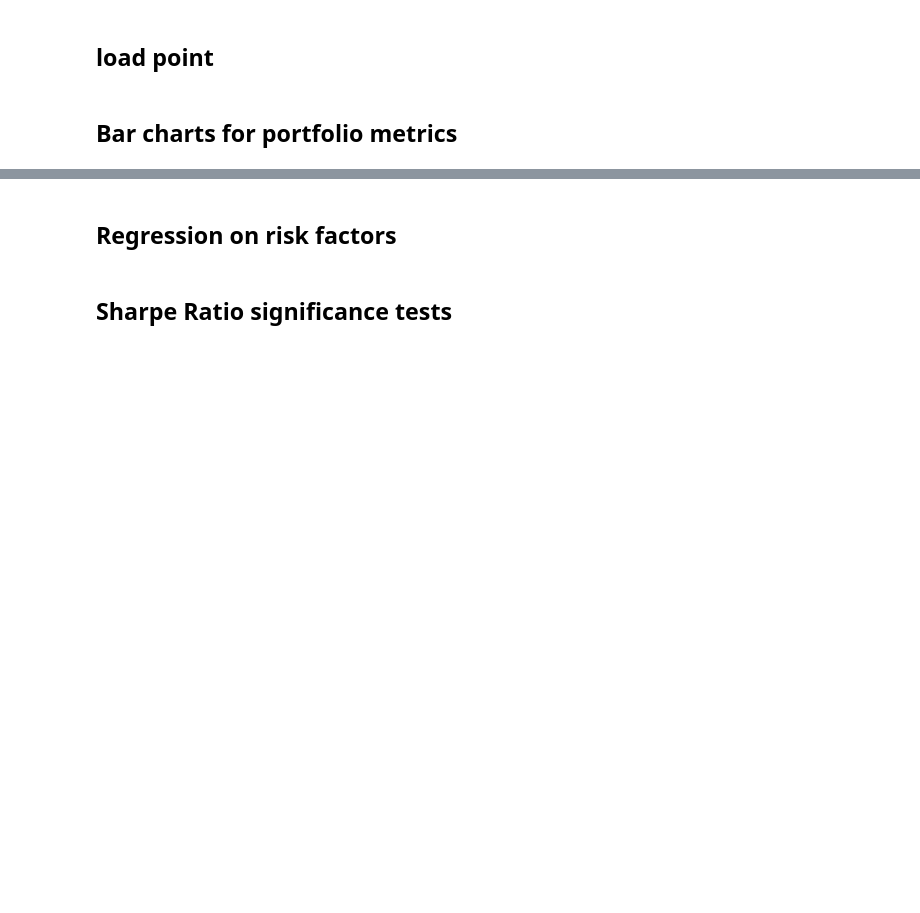
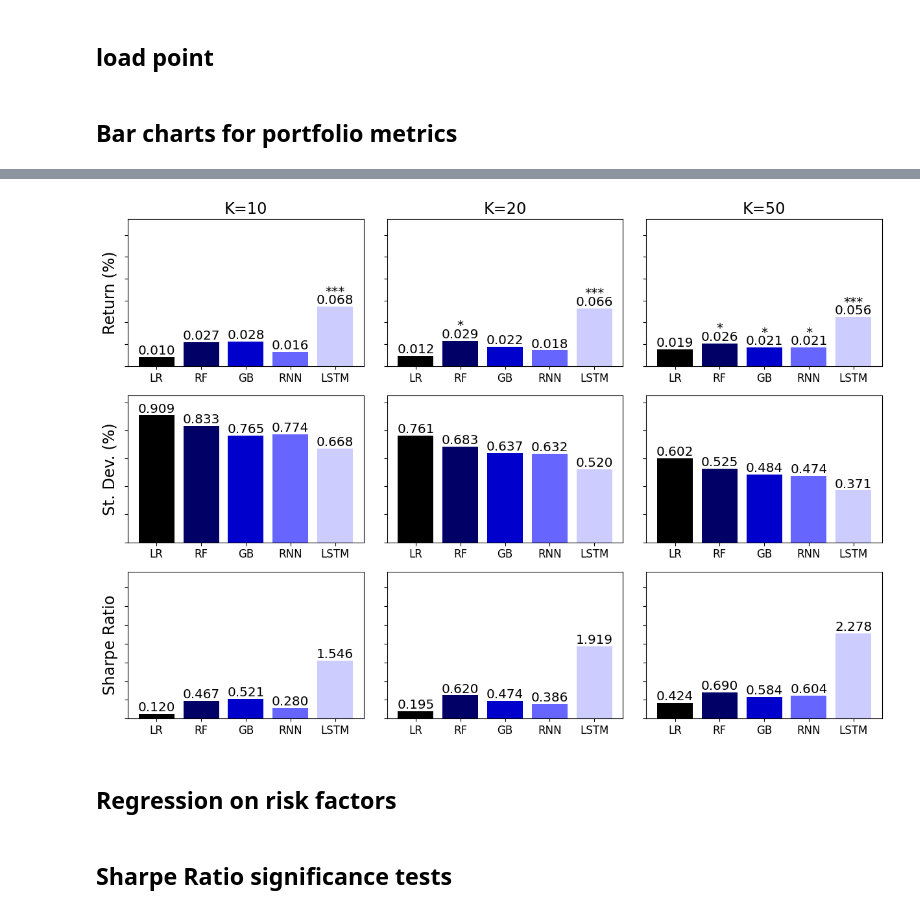
Before and after one commit to BasPeeters0306/Thesis_New, a Jupyter notebook: Executable.ipynb, the cells around one changed output, grey strips where cells are left out. Saved outputs shown, nothing was run; the diff lists cells and outputs as text; code cells hidden in the pictures; blank space fills up the shorter version.

```diff
--- a/Executable.ipynb
+++ b/Executable.ipynb
@@ -1463,8 +1476,8 @@ for key in dict_df_metrics_SESI:
 # %%
-dictionary = dict_df_metrics_SESI
+dictionary = dict_df_metrics
 
 # Define colors for each bar category
-colors = ['red', 'orange', 'yellow', 'green', 'blue']
+# colors = ['red', 'orange', 'yellow', 'green', 'blue']
 # colors = [(1, 0, 0, 1), (0, 0, 1, 1), (0, 1, 0, 1), (1, 0.5, 0, 1), (1, 1, 0, 1)]  # red, blue, green, orange, yellow # last number is the alpha transparency # Lower values for the first 3 lead to darker colors
 # colors = [(0.75, 0, 0, 1), (0, 0, 0.75, 1), (0, 0.75, 0, 1), (0.75, 0.375, 0, 1), (0.75, 0.75, 0, 1)]
 # colors = [(1.0, 0.0, 0.0), (0.75, 0.0, 0.25), (0.5, 0.0, 0.5), (0.25, 0.0, 0.75), (0.0, 0.0, 1.0)]     # from red to blue
@@ -1472,7 +1485,7 @@ colors = ['red', 'orange', 'yellow', 'green', 'blue']
 # # colors = [(0.0, 0.0, 1.0), (0.0, 0.25, 0.5), (0.0, 0.5, 0.0), (0.0, 0.75, 0.0), (0.0, 1.0, 0.0)]
 # colors = [(0.0, 0.0, 0), (0.0, 0.0, 0.25), (0.0, 0.0, 0.5), (0.0, 0.0, 0.75), (0.0, 0.0, 1.0)]        # Black to blue
 # #colors = [(1.0, 1.0, 1.0), (0.75, 0.75, 1.0), (0.5, 0.5, 1.0), (0.25, 0.25, 1.0), (0.0, 0.0, 1.0)]    # White to blue
-# colors = [(0.0, 0.0, 0), (0.0, 0.0, 0.40), (0.0, 0.0, 0.80), (0.4, 0.4, 1), (0.8, 0.8, 1.0)]        # Black to light blue        # Best colours
+colors = [(0.0, 0.0, 0), (0.0, 0.0, 0.40), (0.0, 0.0, 0.80), (0.4, 0.4, 1), (0.8, 0.8, 1.0)]        # Black to light blue        # Best colours
 
 
 # Create subplots with 3 rows and 3 columns
@@ -1481,33 +1494,45 @@ fig.subplots_adjust(hspace=0.2, wspace=0.1)
 
 metrics = ["Return (%)", 'St. Dev. (%)', "Sharpe Ratio"]
 # keys = ["10", "20", "50"]
 keys = list(dictionary.keys())
 
 # Define Y-axis limits for each metric
 y_lims = {"Return (%)": [0, 0.168], 'St. Dev. (%)': [0, 1.05], "Sharpe Ratio": [0, 3.92]}
 
 for i, metric in enumerate(metrics):
     for j, key in enumerate(keys):
         bars = axes[i, j].bar(dictionary[key].columns, dictionary[key].loc[metric], color=colors)
         if metric == "Return (%)":
             axes[i, j].set_title(f"K={key}", fontsize = "xx-large")
         # axes[i, j].set_xlabel(key)
         if key == keys[0]:
             axes[i, j].set_ylabel(metric, fontsize = "xx-large")
 
         axes[i, j].set_ylim(y_lims[metric])  # set the y-axis limit
         axes[i, j].set_yticklabels([])
 
         # Adjust the size of x and y tick labels
         axes[i, j].tick_params(axis='x', labelsize=12)
 
         for bar in bars:
             yval = bar.get_height()
             # axes[i, j].text(bar.get_x() + bar.get_width() / 2, yval, round(yval, 3), ha='center', va='bottom', fontsize = "large")
             axes[i, j].text(bar.get_x() + bar.get_width() / 2, yval, f"{yval:.3f}", ha='center', va='bottom', fontsize="x-large")
 
+        for bar in bars:
+            yval = bar.get_height()
+            # Add an asterisk above a specific bar
+            if yval == 0.068 or yval == 0.066 or yval == 0.056:
+                axes[i, j].text(bar.get_x() + bar.get_width() / 2, yval + 0.01, '***', ha='center', va='bottom', fontsize="x-large")
+            if yval == 0.029 or yval == 0.026 or yval == 0.021 or yval == 0.021:
+                axes[i, j].text(bar.get_x() + bar.get_width() / 2, yval + 0.01, '*', ha='center', va='bottom', fontsize="x-large")
+            # if metric == "Return (%)":
+            #     axes[i, j].text(bar.get_x() + bar.get_width() / 2, yval + 0.01, '***', ha='center', va='bottom', fontsize="x-large")
+
 
 plt.show()
+# %% [output]
+[figure, added]
 # %%
 # Manually create graphs here........
 
```
Also changed, not shown: parts of 18 cells of this notebook.
